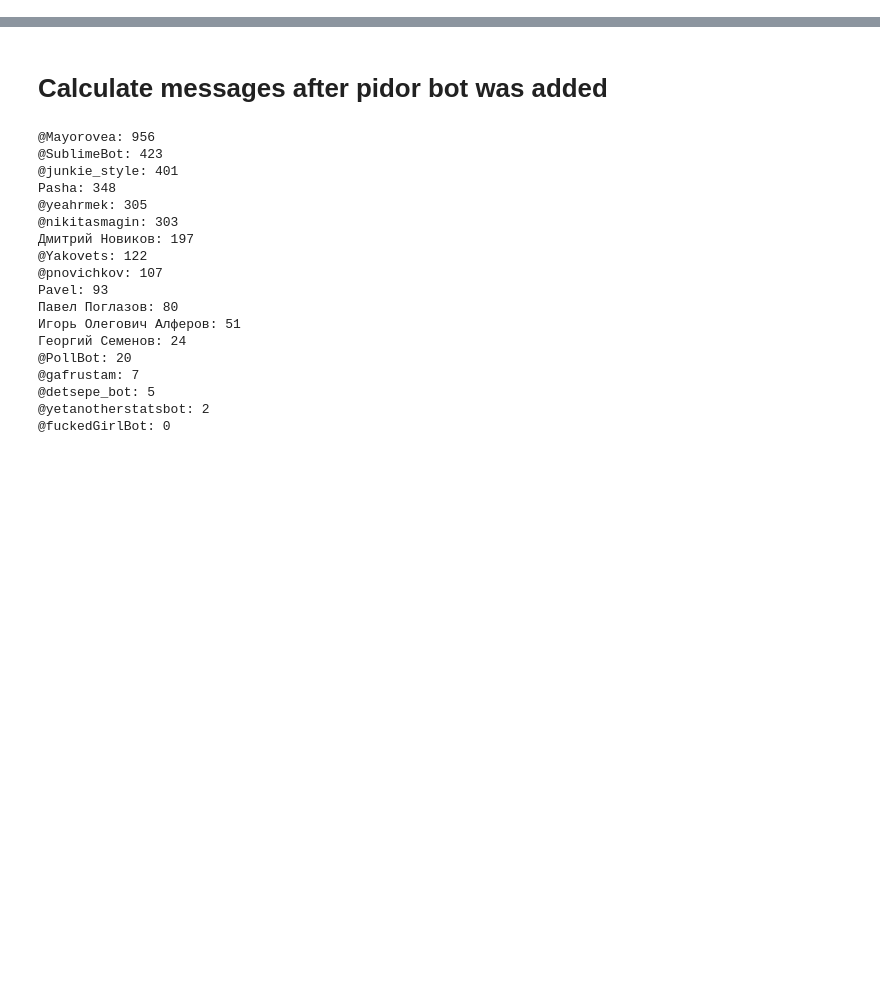
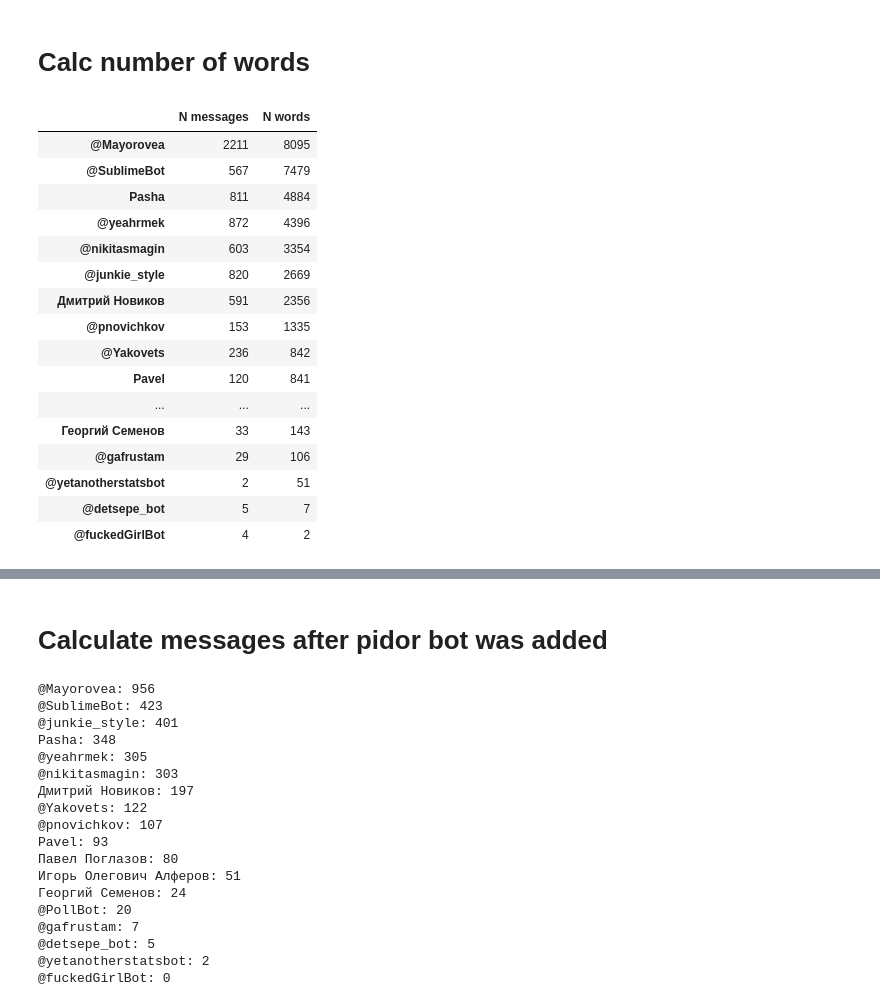
Before and after one commit to Arta13488/leo8, a Jupyter notebook: telethon.ipynb, the cells around one changed output, grey strips where cells are left out. Saved outputs shown, nothing was run; the diff lists cells and outputs as text; code cells hidden in the pictures; blank space fills up the shorter version.

```diff
--- a/telethon.ipynb
+++ b/telethon.ipynb
@@ -8,4 +9,9 @@ import socks
 # %%
+#chat_id = YOUR_CHAT_ID
+API_ID = '329...'
+API_HASH = '5f7f7f23f9407bd80f33380c...'
+CHAT_NAME = 'Физтех-пати'
+
 # Change the following line to "PROXY_ARGS = None" if you don't use proxy
 
 PROXY_ARGS = (
@@ -13,8 +19,8 @@ PROXY_ARGS = (
     '52.178.155.48', # address of your proxy
     31415,  # port of your proxy
     True,
-    <username>,  # username
-    <password>,  # password
+    'username',  # username
+    'password',  # password
 )
 
 client = utils.start_client(API_ID, API_HASH, PROXY_ARGS)
@@ -27,0 +63,27 @@ history = utils.get_chat_messages(client, chat)
+# %% [markdown]
+# Calc number of words
+# %%
+words_stats = pd.DataFrame()
+for user in history:
+    words_stats.loc[user, 'N words'] = utils.count_words(history, user)
+words_stats.astype(int)
+stats = message_stats.join(words_stats).astype(int)
+stats.sort_values(['N words'], ascending=False)
+# %% [output]
+|  | N messages | N words |
+| @Mayorovea | 2211 | 8095 |
+| @SublimeBot | 567 | 7479 |
+| Pasha | 811 | 4884 |
+| @yeahrmek | 872 | 4396 |
+| @nikitasmagin | 603 | 3354 |
+| @junkie_style | 820 | 2669 |
+| Дмитрий Новиков | 591 | 2356 |
+| @pnovichkov | 153 | 1335 |
+| @Yakovets | 236 | 842 |
+| Pavel | 120 | 841 |
+| ... | ... | ... |
+| Георгий Семенов | 33 | 143 |
+| @gafrustam | 29 | 106 |
+| @yetanotherstatsbot | 2 | 51 |
+| @detsepe_bot | 5 | 7 |
+| @fuckedGirlBot | 4 | 2 |
```
Also changed, not shown: parts of 19 cells of this notebook, 2 other files.
